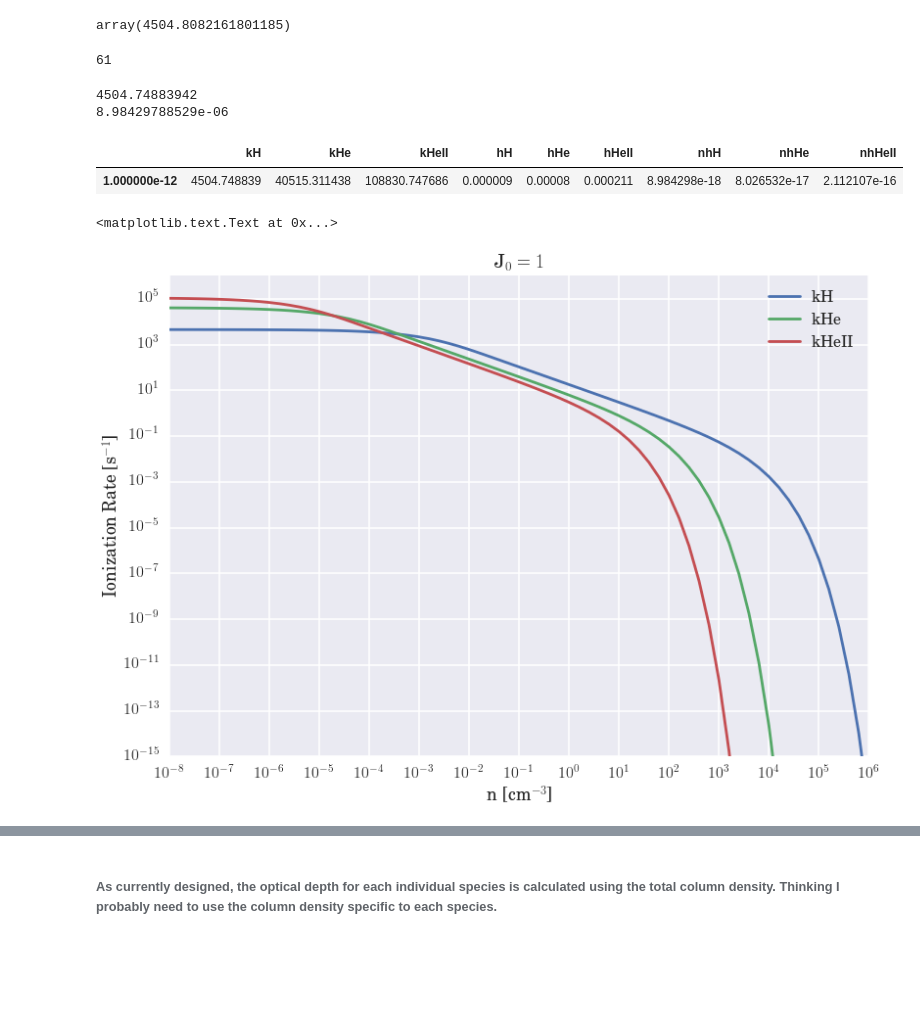
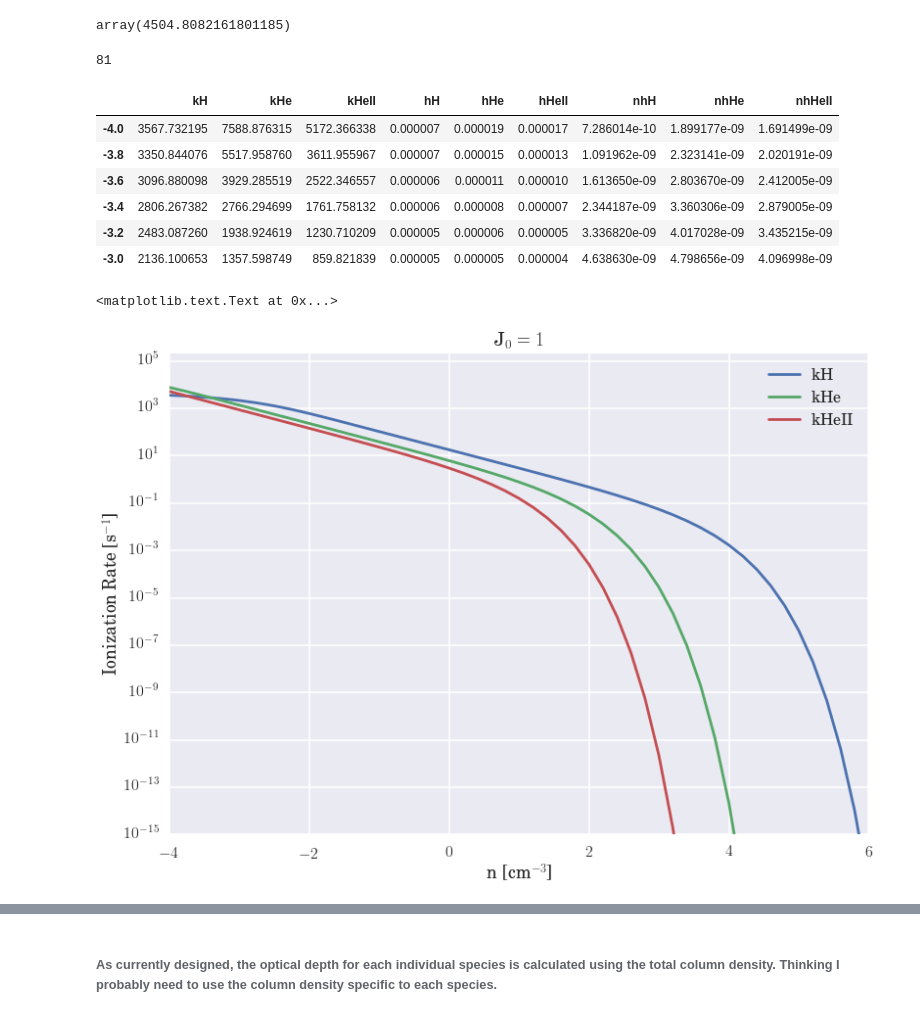
Before and after one commit to hummel/xray_notebooks, a Jupyter notebook: X-Ray Heating and Ionization Table.ipynb, the cells around one changed output, grey strips where cells are left out. Cells and saved outputs as stored; diff of their text form; code cells hidden in the pictures; blank space fills up the shorter version.

```diff
--- a/X-Ray Heating and Ionization Table.ipynb
+++ b/X-Ray Heating and Ionization Table.ipynb
@@ -194,6 +190,6 @@ k_rates(1e-50, 'H')
 # %% [output]
 array(4504.8082161801185)
 # %%
-12*5+1
+(12 - -4)*5+1
 # %% [output]
-61
+81
@@ -203,30 +196,30 @@ n = 1e-12
-# %%
-print k_rates(n, 'H')
-print h_rates(n,'H')
-# %% [output]
-4504.74883942
-8.98429788529e-06
 # %%
-kh_rates = pd.DataFrame(index=np.logspace(-12,12,121))
-kh_rates['kH'] = k_rates(kh_rates.index, 'H')
-kh_rates['kHe'] = k_rates(kh_rates.index, 'He')
-kh_rates['kHeII'] = k_rates(kh_rates.index, 'HeII')
-kh_rates['hH'] = h_rates(kh_rates.index, 'H')
-kh_rates['hHe'] = h_rates(kh_rates.index, 'He')
-kh_rates['hHeII'] = h_rates(kh_rates.index, 'HeII')
-kh_rates['nhH'] = h_rates(kh_rates.index, 'H') * kh_rates.index
-kh_rates['nhHe'] = h_rates(kh_rates.index, 'He') * kh_rates.index
-kh_rates['nhHeII'] = h_rates(kh_rates.index, 'HeII') * kh_rates.index
-kh_rates[:1.1e-12]
+n = np.logspace(-4,12,81)
+kh_rates = pd.DataFrame(index=np.linspace(-4,12,81))
+kh_rates['kH'] = k_rates(n, 'H')
+kh_rates['kHe'] = k_rates(n, 'He')
+kh_rates['kHeII'] = k_rates(n, 'HeII')
+kh_rates['hH'] = h_rates(n, 'H')
+kh_rates['hHe'] = h_rates(n, 'He')
+kh_rates['hHeII'] = h_rates(n, 'HeII')
+kh_rates['nhH'] = h_rates(n, 'H') * n
+kh_rates['nhHe'] = h_rates(n, 'He') * n
+kh_rates['nhHeII'] = h_rates(n, 'HeII') * n
+kh_rates[:-3.0]
 # %% [output]
 |  | kH | kHe | kHeII | hH | hHe | hHeII | nhH | nhHe | nhHeII |
-| 1.000000e-12 | 4504.748839 | 40515.311438 | 108830.747686 | 0.000009 | 0.00008 | 0.000211 | 8.984298e-18 | 8.026532e-17 | 2.112107e-16 |
+| -4.0 | 3567.732195 | 7588.876315 | 5172.366338 | 0.000007 | 0.000019 | 0.000017 | 7.286014e-10 | 1.899177e-09 | 1.691499e-09 |
+| -3.8 | 3350.844076 | 5517.958760 | 3611.955967 | 0.000007 | 0.000015 | 0.000013 | 1.091962e-09 | 2.323141e-09 | 2.020191e-09 |
+| -3.6 | 3096.880098 | 3929.285519 | 2522.346557 | 0.000006 | 0.000011 | 0.000010 | 1.613650e-09 | 2.803670e-09 | 2.412005e-09 |
+| -3.4 | 2806.267382 | 2766.294699 | 1761.758132 | 0.000006 | 0.000008 | 0.000007 | 2.344187e-09 | 3.360306e-09 | 2.879005e-09 |
+| -3.2 | 2483.087260 | 1938.924619 | 1230.710209 | 0.000005 | 0.000006 | 0.000005 | 3.336820e-09 | 4.017028e-09 | 3.435215e-09 |
+| -3.0 | 2136.100653 | 1357.598749 | 859.821839 | 0.000005 | 0.000005 | 0.000004 | 4.638630e-09 | 4.798656e-09 | 4.096998e-09 |
 # %%
-kh_rates[['kH', 'kHe', 'kHeII']].plot(logx=True, logy=True, ylim=(1e-15, 1e6), xlim=(1e-8,1e6))
+kh_rates[['kH', 'kHe', 'kHeII']].plot(logy=True, ylim=(1e-15, 2e5), xlim=(-4,6))
 plt.xlabel('n [cm$^{-3}$]')
 plt.ylabel('Ionization Rate [s$^{-1}$]')
 plt.title('J$_0 = 1$')
 # %% [output]
 <matplotlib.text.Text at 0x...>
-[figure, old version]
+[figure, new version]
 # %%
```
Also changed, not shown: parts of 7 cells of this notebook, 1 other file.
